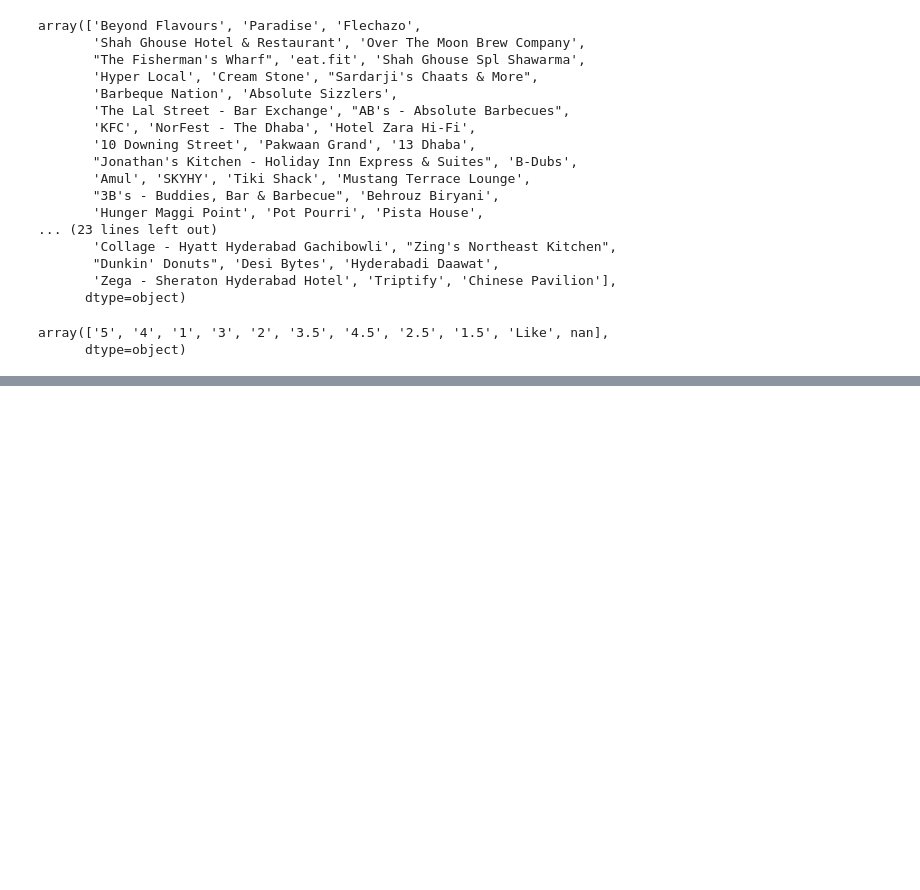
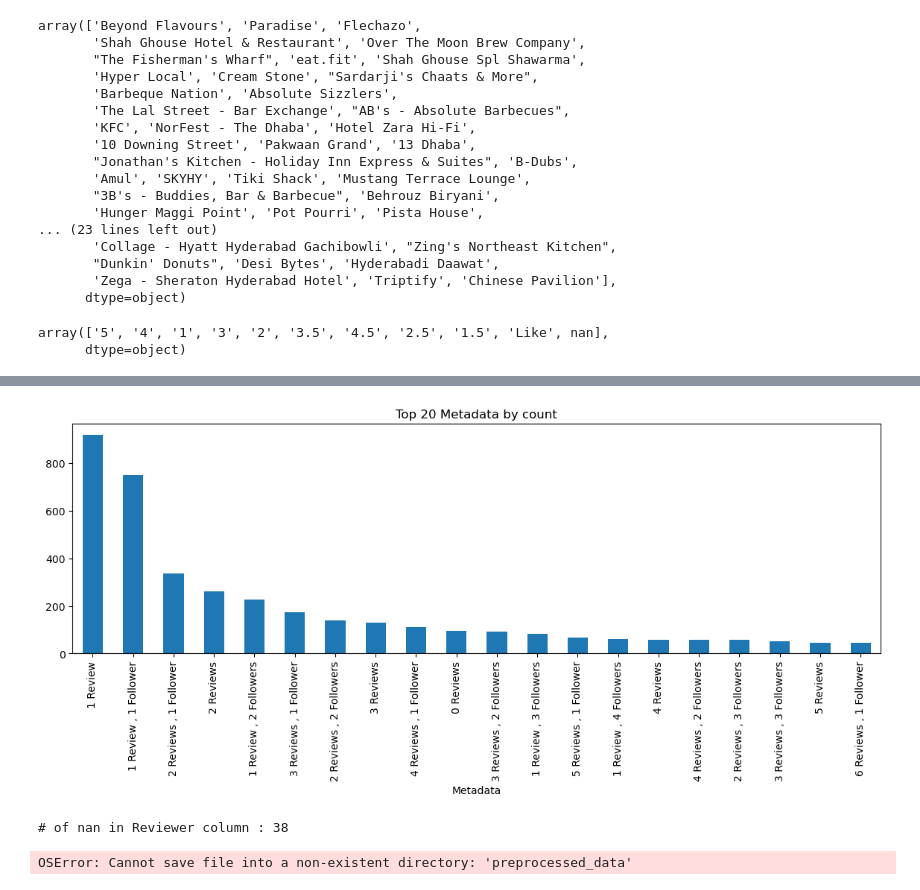
Before and after one commit to mdismailquraishicse/ZomatoRestaurantClusteringAndSentimentAnalysis, a Jupyter notebook: eda_reviews.ipynb, the cells around one changed output, grey strips where cells are left out. Saved outputs shown, nothing was run; the diff lists cells and outputs as text; code cells hidden in the pictures; blank space fills up the shorter version.

```diff
--- a/eda_reviews.ipynb
+++ b/eda_reviews.ipynb
@@ -82,0 +169,20 @@ array(['5', '4', '1', '3', '2', '3.5', '4.5', '2.5', '1.5', 'Like', nan],
+# %%
+# Bar chart for top 20 reviewers
+reviews['Metadata'].value_counts().head(20).plot.bar()
+plt.title('Top 20 Metadata by count')
+plt.show()
+# %% [output]
+[figure, added]
+# %%
+print('# of nan in Reviewer column :',len(reviews[reviews['Reviewer'].isna()])) # print(number of nan)
+df = reviews[reviews['Reviewer'].isna()==False] # drop nan entities for Reviewer
+top_review = df['Review'].describe()['top'] # Assign top element from review column
+df['Review'] = df['Review'].fillna(top_review) # Impute nan with top review
+df.drop(['Time','Pictures'], axis=1, inplace=True) # dropping the columns Time and Pictures because we don't need them in this project.
+# %% [output]
+# of nan in Reviewer column : 38
+# %%
+!
+df.to_csv('./preprocessed_data/eda_reviews.csv')
+# %% [output]
+OSError: Cannot save file into a non-existent directory: 'preprocessed_data'
```
Also changed, not shown: parts of 6 cells of this notebook, 1 other file.
